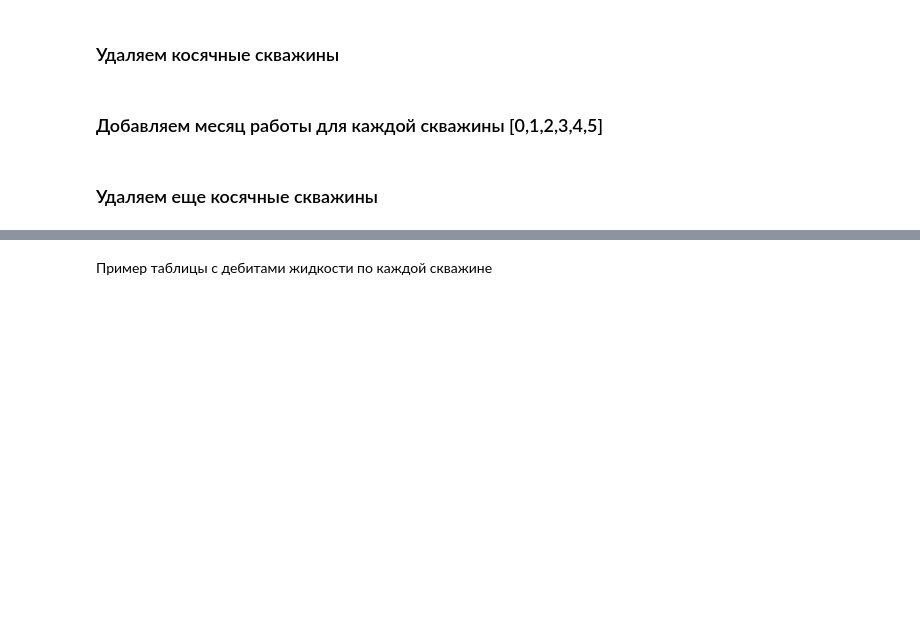
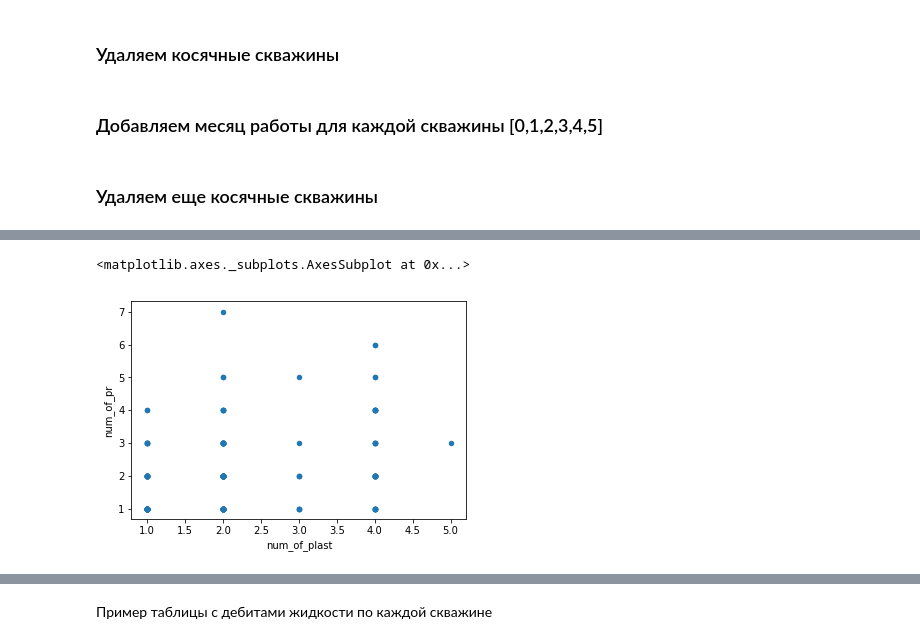
Before and after one commit to koskotG/gpn_comp, a Jupyter notebook: kg_eda.ipynb, the cells around one changed output, grey strips where cells are left out. Drawn from its saved outputs; the diff is of its cells as text; code cells hidden in the pictures; blank space fills up the shorter version.

```diff
--- a/kg_eda.ipynb
+++ b/kg_eda.ipynb
@@ -200,0 +385,4 @@ df_train_temp = df_train_temp[~df_train_temp['Скважина'].isin(short_well
+# %%
+df_all_train = df_train_temp.set_index('Скважина'). \
+                join(df_gdis_train_gr.set_index('Скважина')). \
+                join(df_coord_train_gr[['Скважина', 'ПЛАСТ_X', 'ПЛАСТ_Y']].set_index('Скважина')).reset_index()
@@ -200,0 +391,8 @@ df_train_temp = df_train_temp[~df_train_temp['Скважина'].isin(short_well
+# %%
+#df_all_train['clust'] = 0
+clust_train = KMeans(n_clusters=4)
+df_all_train.loc[~df_all_train['ПЛАСТ_X'].isnull(), 'clust']  = clust_train.fit_predict(df_all_train[~df_all_train['ПЛАСТ_X'].isnull()][['ПЛАСТ_X', 'ПЛАСТ_Y']])
+# %%
+df_all_train = df_all_train.set_index('Скважина'). \
+                join(df_gdis_train.groupby('Скважина').size().rename('num_of_pr')).\
+                join(df_coord_train.groupby('Скважина').size().rename('num_of_plast'))
@@ -200,0 +401,7 @@ df_train_temp = df_train_temp[~df_train_temp['Скважина'].isin(short_well
+# %%
+df_all_train_0 = df_all_train[df_all_train['month'] == 0]
+# %%
+df_all_train_0[['clust', 'num_of_plast', 'num_of_pr']].plot.scatter(x = 'num_of_plast', y = 'num_of_pr')
+# %% [output]
+<matplotlib.axes._subplots.AxesSubplot at 0x...>
+[figure, added]
```
Also changed, not shown: parts of 55 cells of this notebook, 4 other files.
